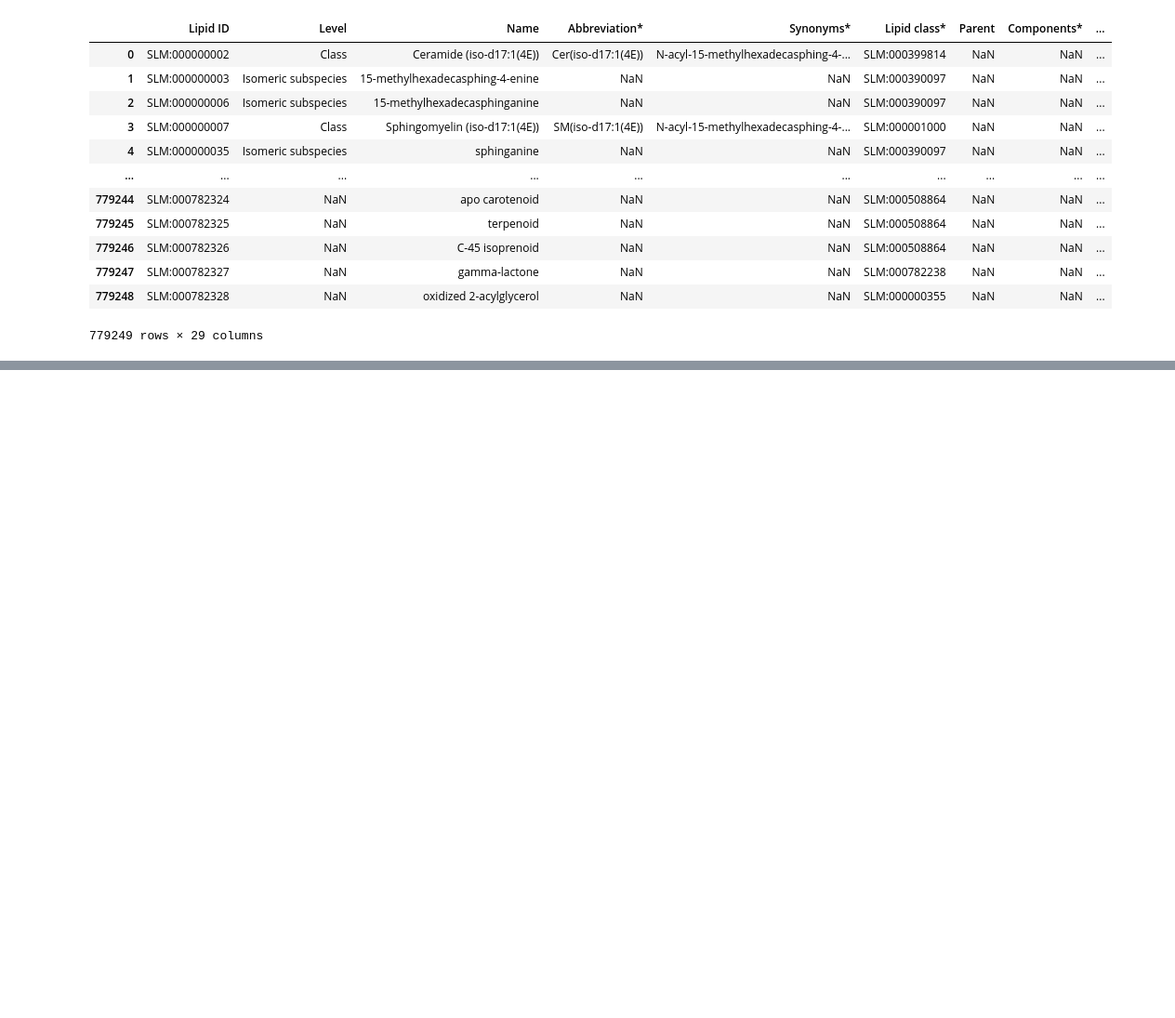
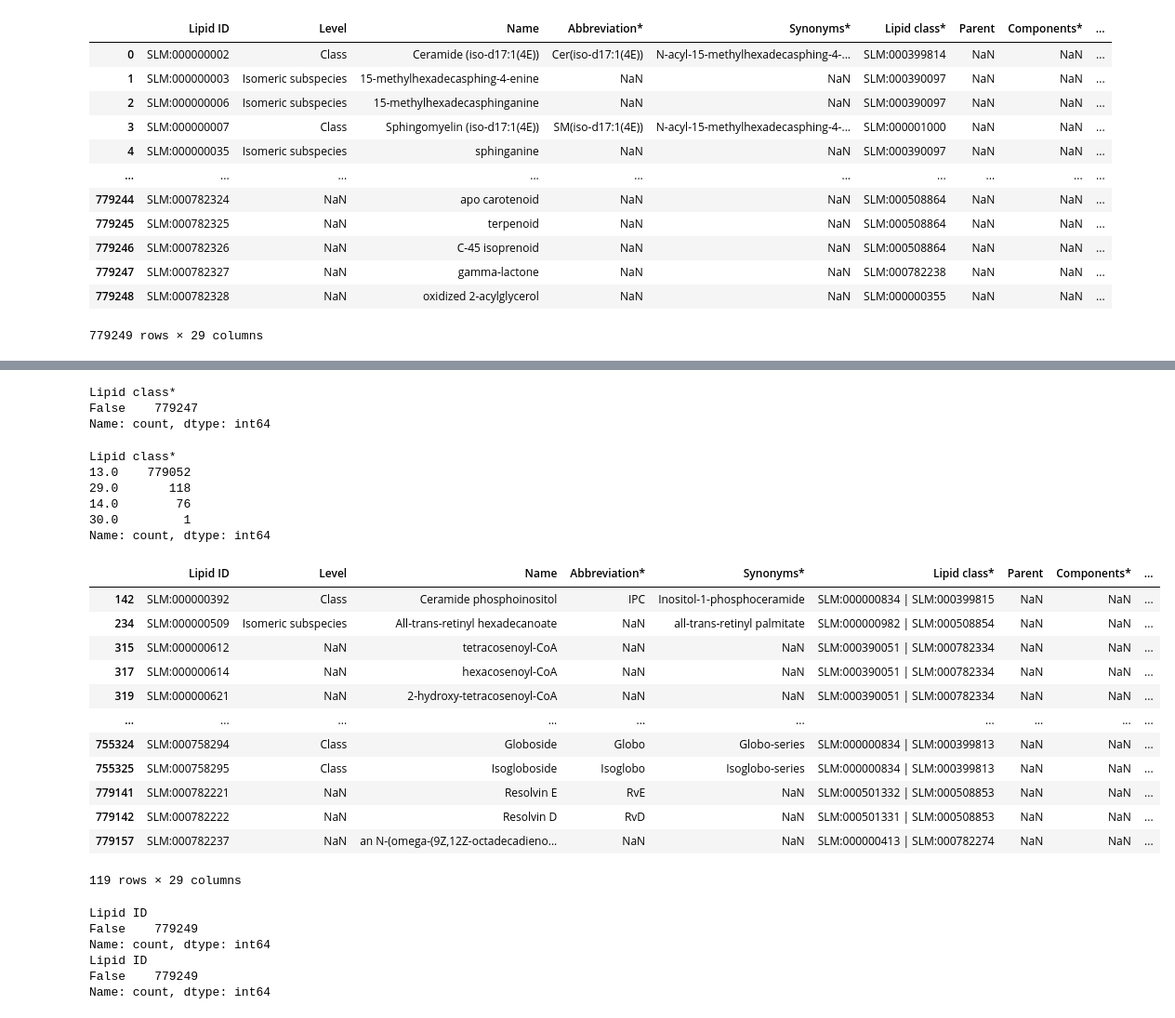
Before and after one commit to saezlab/lipinet, a Jupyter notebook: notebooks/load_databases.ipynb, the cells around one changed output, grey strips where cells are left out. Shown: that part at 93% size. Saved outputs shown, nothing was run; the diff lists cells and outputs as text; code cells hidden in the pictures; blank space fills up the shorter version.

```diff
--- a/notebooks/load_databases.ipynb
+++ b/notebooks/load_databases.ipynb
@@ -30,0 +57,41 @@ df_swisslipids
+# %%
+print(df_swisslipids['Lipid class*'].str.strip(' ').str.endswith(' ').value_counts())
+# %% [output]
+Lipid class*
+False    779247
+Name: count, dtype: int64
+# %%
+print(df_swisslipids['Lipid class*'].str.len().value_counts())
+# %% [output]
+Lipid class*
+13.0    779052
+29.0       118
+14.0        76
+30.0         1
+Name: count, dtype: int64
+# %%
+df_swisslipids[df_swisslipids['Lipid class*'].str.len()>20]
+# %% [output]
+|  | Lipid ID | Level | Name | Abbreviation* | Synonyms* | Lipid class* | Parent | Components* | ... |
+| 142 | SLM:000000392 | Class | Ceramide phosphoinositol | IPC | Inositol-1-phosphoceramide | SLM:000000834 | SLM:000399815 | NaN | NaN | ... |
+| 234 | SLM:000000509 | Isomeric subspecies | All-trans-retinyl hexadecanoate | NaN | all-trans-retinyl palmitate | SLM:000000982 | SLM:000508854 | NaN | NaN | ... |
+| 315 | SLM:000000612 | NaN | tetracosenoyl-CoA | NaN | NaN | SLM:000390051 | SLM:000782334 | NaN | NaN | ... |
+| 317 | SLM:000000614 | NaN | hexacosenoyl-CoA | NaN | NaN | SLM:000390051 | SLM:000782334 | NaN | NaN | ... |
+| 319 | SLM:000000621 | NaN | 2-hydroxy-tetracosenoyl-CoA | NaN | NaN | SLM:000390051 | SLM:000782334 | NaN | NaN | ... |
+| ... | ... | ... | ... | ... | ... | ... | ... | ... | ... |
+| 755324 | SLM:000758294 | Class | Globoside | Globo | Globo-series | SLM:000000834 | SLM:000399813 | NaN | NaN | ... |
+| 755325 | SLM:000758295 | Class | Isogloboside | Isoglobo | Isoglobo-series | SLM:000000834 | SLM:000399813 | NaN | NaN | ... |
+| 779141 | SLM:000782221 | NaN | Resolvin E | RvE | NaN | SLM:000501332 | SLM:000508853 | NaN | NaN | ... |
+| 779142 | SLM:000782222 | NaN | Resolvin D | RvD | NaN | SLM:000501331 | SLM:000508853 | NaN | NaN | ... |
+| 779157 | SLM:000782237 | NaN | an N-(omega-(9Z,12Z-octadecadieno... | NaN | NaN | SLM:000000413 | SLM:000782274 | NaN | NaN | ... |
+119 rows × 29 columns
+# %%
+print(df_swisslipids['Lipid ID'].str.startswith(' ').value_counts())
+print(df_swisslipids['Lipid ID'].str.endswith(' ').value_counts())
+# %% [output]
+Lipid ID
+False    779249
+Name: count, dtype: int64
+Lipid ID
+False    779249
+Name: count, dtype: int64
```
Also changed, not shown: parts of 2 cells of this notebook, 1 other file.
